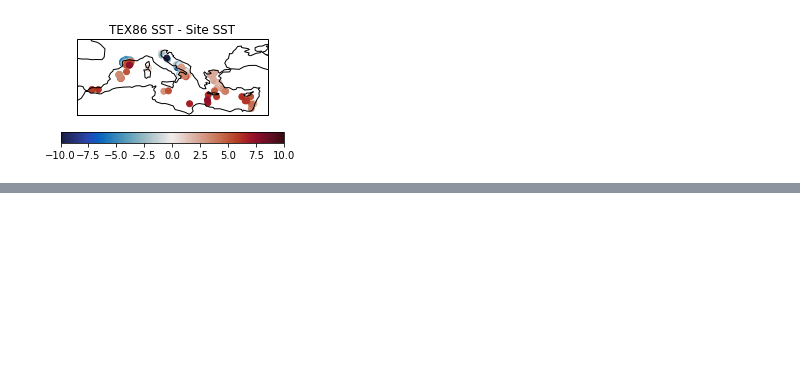
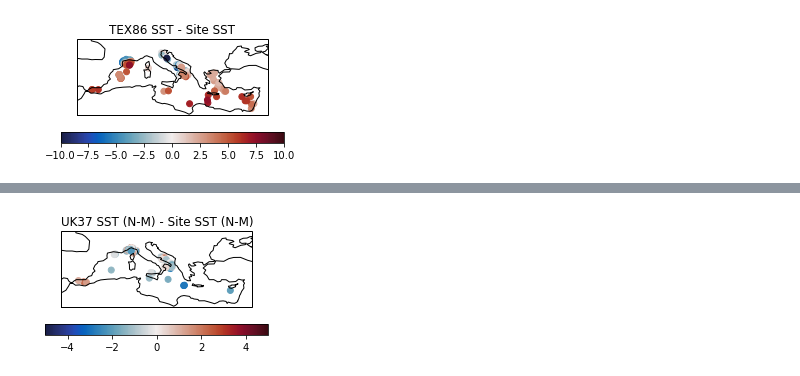
Before and after one commit to addison-rice/lateral-transport, a Jupyter notebook: src/plotting_temp_diff-nemo.ipynb, the cells around one changed output, grey strips where cells are left out. Drawn from its saved outputs; the diff is of its cells as text; code cells hidden in the pictures; blank space fills up the shorter version.

```diff
--- a/src/plotting_temp_diff-nemo.ipynb
+++ b/src/plotting_temp_diff-nemo.ipynb
@@ -72,0 +77,5 @@ create_mapfigure(tex_annual, "proxy_offset_site_sst", "TEX86 SST - Site SST", [-
+# %%
+create_mapfigure(uk_winter, "proxy_offset_nov_may_site", "UK37 SST (N-M) - Site SST (N-M)",
+                 [-5,5], "Nov-May UK37 proxy offset")
+# %% [output]
+[figure, added]
```
Also changed, not shown: parts of 2 cells of this notebook.
